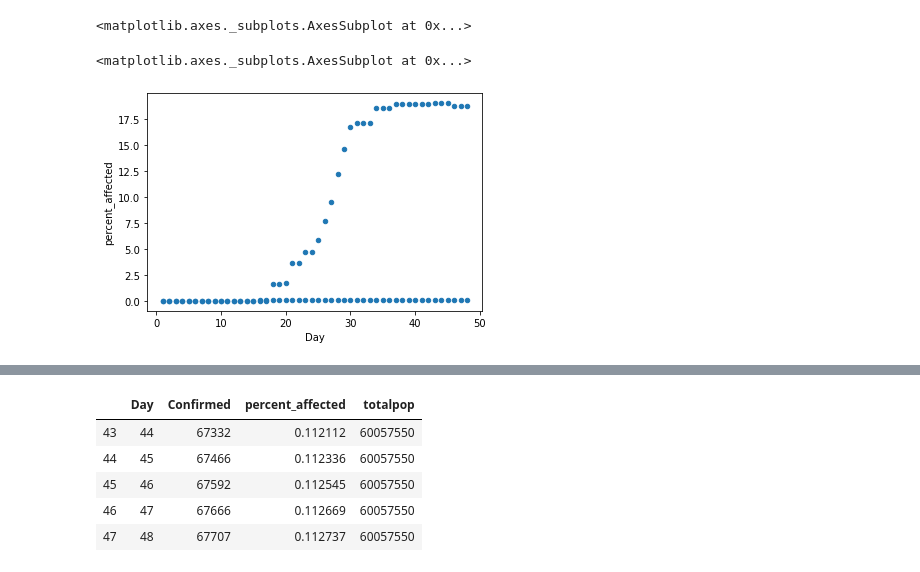
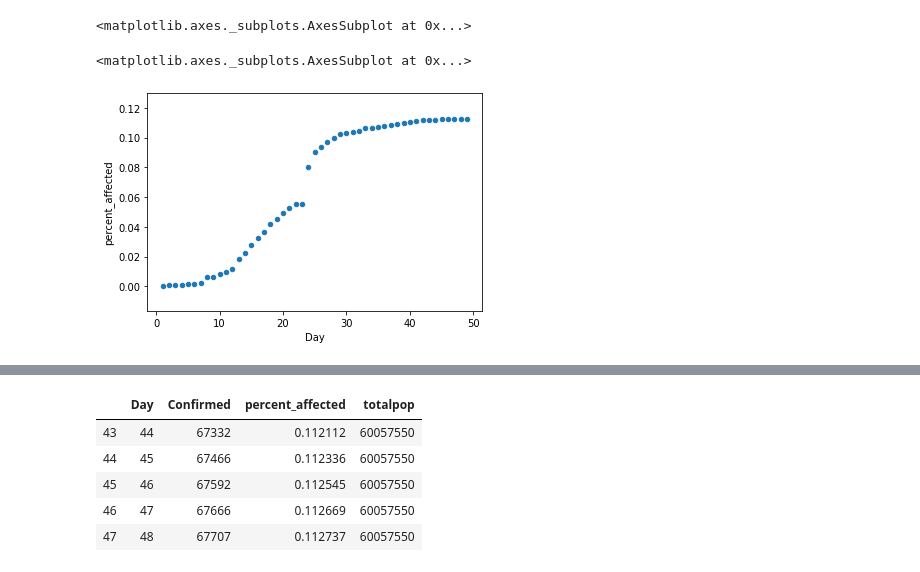
Before and after one commit to ravi-prakash1907/A-tracking-of-COVID-19, a Jupyter notebook: COVID-19/ready_to_use/Infection Rate.ipynb, the cells around one changed output, grey strips where cells are left out. Cells and saved outputs as stored; diff of their text form; code cells hidden in the pictures.

```diff
--- a/COVID-19/ready_to_use/Infection Rate.ipynb
+++ b/COVID-19/ready_to_use/Infection Rate.ipynb
@@ -56,11 +65,11 @@ plt
 # %% [output]
 <matplotlib.axes._subplots.AxesSubplot at 0x...>
 # %%
-plt=cruise.plot.scatter('Day','percent_affected')
+plt=wuhan.plot.scatter('Day','percent_affected')
 plt
 # %% [output]
 <matplotlib.axes._subplots.AxesSubplot at 0x...>
-[figure, old version]
+[figure, new version]
 # %%
 cruise.tail()
 # %% [output]
```
Also changed, not shown: parts of 6 cells of this notebook, 1 other file.
